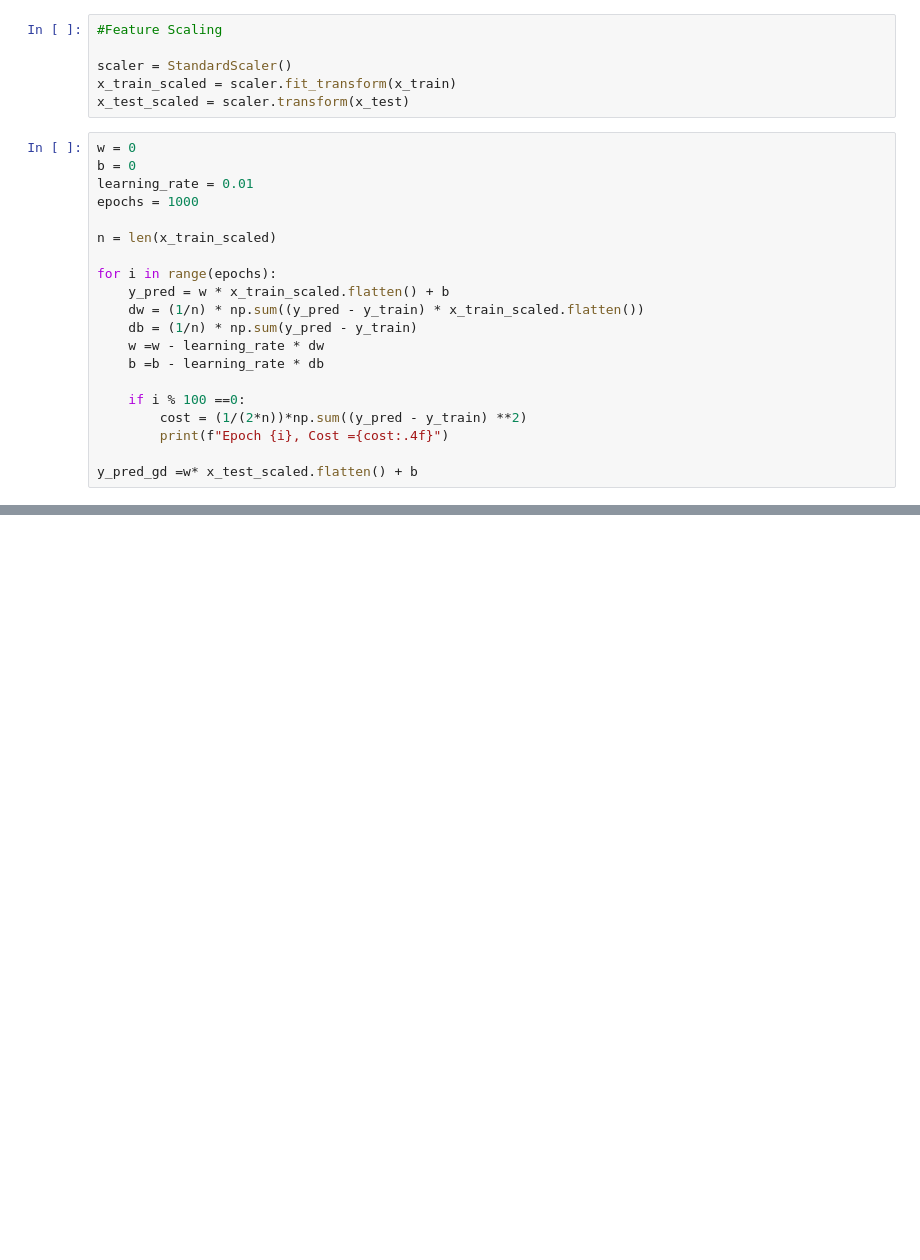
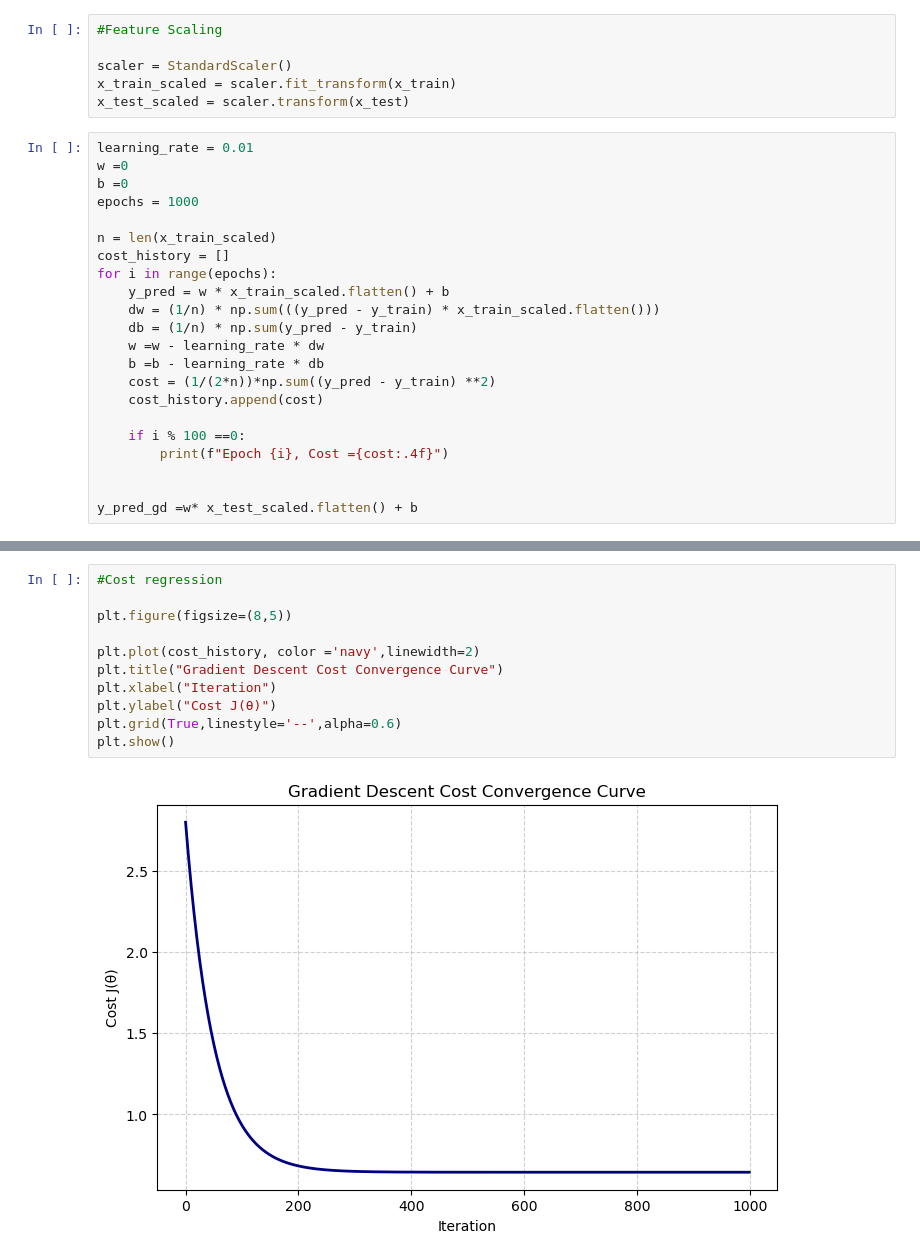
Before and after one commit to athulgeorge24/ml, a Jupyter notebook: exp1.ipynb, the cells around one changed output, grey strips where cells are left out. Cells and saved outputs as stored; diff of their text form; blank space fills up the shorter version.

```diff
--- a/exp1.ipynb
+++ b/exp1.ipynb
@@ -32,23 +32,25 @@ scaler = StandardScaler()
 x_train_scaled = scaler.fit_transform(x_train)
 x_test_scaled = scaler.transform(x_test)
 # %%
-w = 0
-b = 0
 learning_rate = 0.01
+w =0
+b =0
 epochs = 1000
 
 n = len(x_train_scaled)
-
+cost_history = []
 for i in range(epochs):
     y_pred = w * x_train_scaled.flatten() + b
-    dw = (1/n) * np.sum((y_pred - y_train) * x_train_scaled.flatten())
+    dw = (1/n) * np.sum(((y_pred - y_train) * x_train_scaled.flatten()))
     db = (1/n) * np.sum(y_pred - y_train)
     w =w - learning_rate * dw
     b =b - learning_rate * db
+    cost = (1/(2*n))*np.sum((y_pred - y_train) **2)
+    cost_history.append(cost)
 
     if i % 100 ==0:
-        cost = (1/(2*n))*np.sum((y_pred - y_train) **2)
         print(f"Epoch {i}, Cost ={cost:.4f}")
 
+
 y_pred_gd =w* x_test_scaled.flatten() + b
 # %% [output]
@@ -78,0 +142,13 @@ R2 score  0.013798228607320828
+# %%
+#Cost regression
+
+plt.figure(figsize=(8,5))
+
+plt.plot(cost_history, color ='navy',linewidth=2)
+plt.title("Gradient Descent Cost Convergence Curve")
+plt.xlabel("Iteration")
+plt.ylabel("Cost J(θ)")
+plt.grid(True,linestyle='--',alpha=0.6)
+plt.show()
+# %% [output]
+[figure, added]
```
Also changed, not shown: parts of 10 cells of this notebook.
